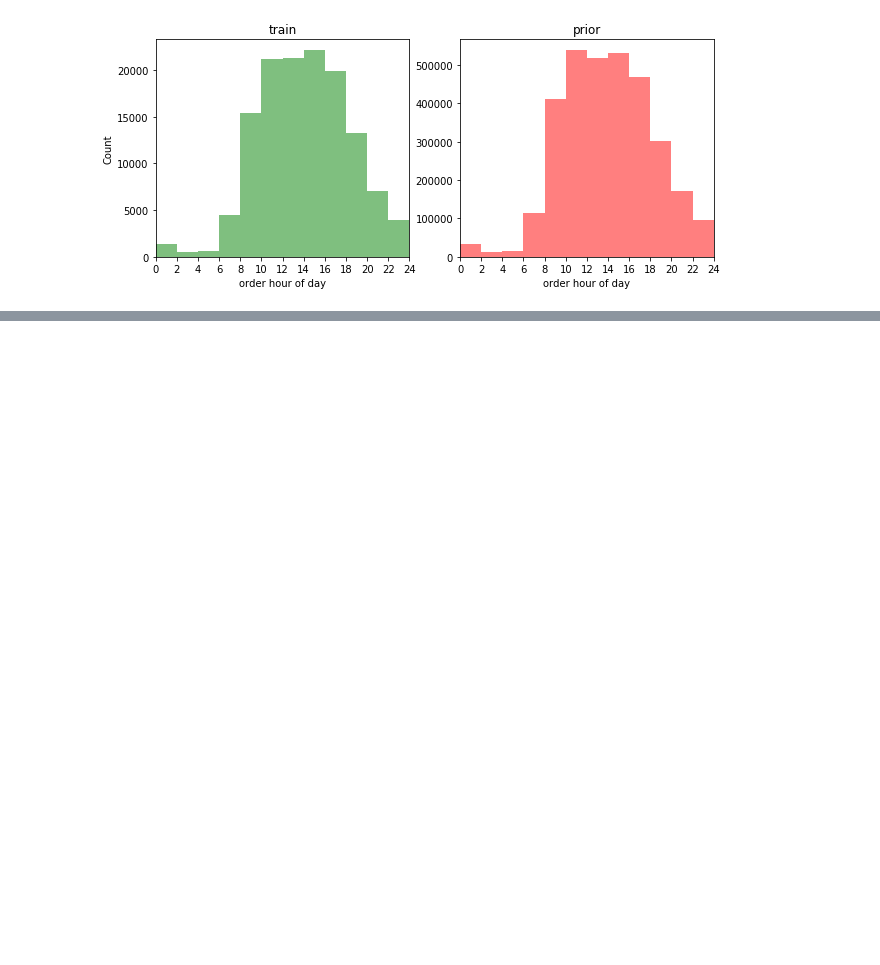
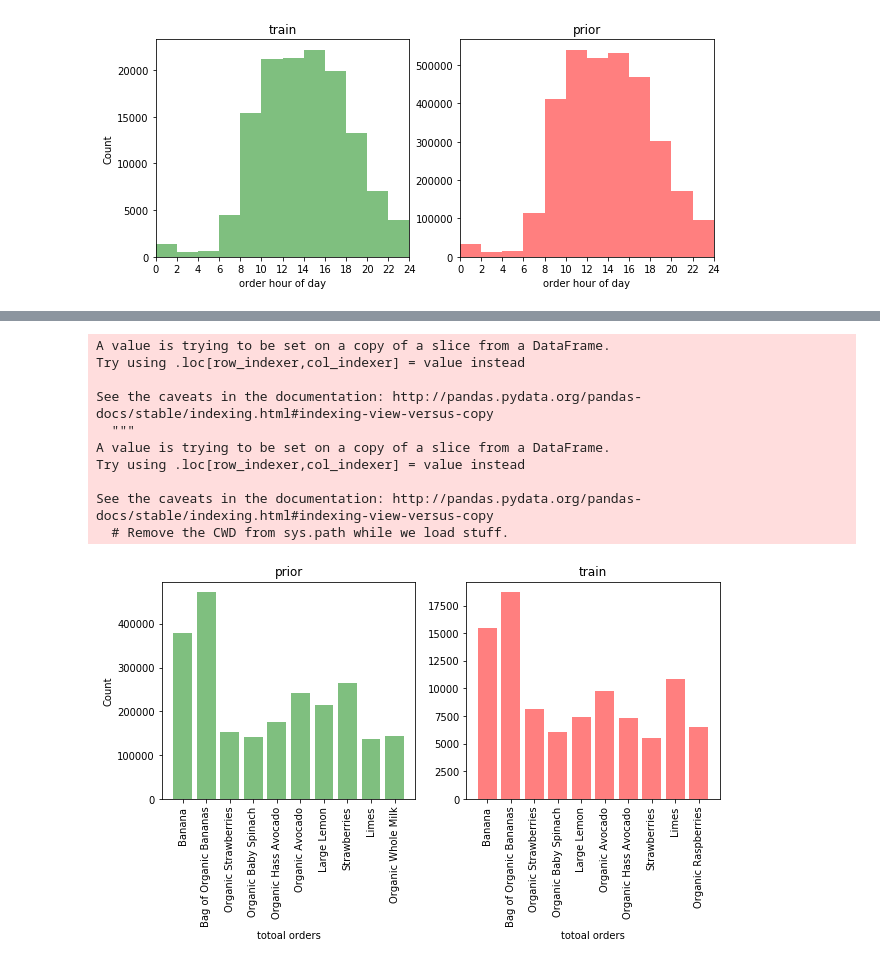
Before and after one commit to cfuther/Capstone-Project-1---Instacart, a Jupyter notebook: Data_wrangling_capstone1.ipynb, the cells around one changed output, grey strips where cells are left out. Saved outputs shown, nothing was run; the diff lists cells and outputs as text; code cells hidden in the pictures; blank space fills up the shorter version.

```diff
--- a/Data_wrangling_capstone1.ipynb
+++ b/Data_wrangling_capstone1.ipynb
@@ -199,0 +220,4 @@ plt.show()
+# %%
+#check order information
+df_pr = pd.read_csv('C:/DS/Springboard/1st_capstone_project/order_products__prior/order_products__prior.csv')
+df_pr.info()
@@ -199,0 +234,3 @@ plt.show()
+# %%
+df_tr = pd.read_csv('C:/DS/Springboard/1st_capstone_project/order_products__train/order_products__train.csv')
+df_tr.info()
@@ -199,0 +247,4 @@ plt.show()
+# %%
+#read in product information
+products = pd.read_csv('C:/DS/Springboard/1st_capstone_project/products/products.csv')
+products.info()
@@ -199,0 +261,42 @@ plt.show()
+# %%
+#check what products are ordered the most
+product_count_pr = df_pr.groupby('product_id')['order_id'].count().reset_index(name="count").sort_values('count',ascending=False)
+product_count_pr10 = product_count_pr.iloc[0:10,:]
+product_pr10 = [products[products['product_id']==prod]['product_name'].iloc[0] for prod in product_count_pr10['product_id']]
+product_count_pr10['product_name'] = product_pr10
+
+product_count_tr = df_tr.groupby('product_id')['order_id'].count().reset_index(name="count").sort_values('count',ascending=False)
+product_count_tr10 = product_count_tr.iloc[0:10,:]
+product_tr10 = [products[products['product_id']==prod]['product_name'].iloc[0] for prod in product_count_tr10['product_id']]
+product_count_tr10['product_name'] = product_tr10
+
+fig = plt.figure(figsize=(10,4))
+a = fig.add_subplot(121)
+
+plt.bar(product_count_pr10['product_name'],product_count_pr10['count'],facecolor='g',alpha=0.5)
+a.set_title('prior')
+a.set_xlabel('totoal orders')
+labels = product_count_pr10['product_name']
+a.set_xticklabels(labels, rotation=90)
+a.set_ylabel('Count')
+
+b = fig.add_subplot(122)
+plt.bar(product_count_tr10['product_name'],product_count_tr10['count'],facecolor='r',alpha=0.5)
+b.set_title('train')
+labels = product_count_tr10['product_name']
+b.set_xticklabels(labels,rotation=90)
+b.set_xlabel('totoal orders')
+
+plt.show()
+# %% [output]
+A value is trying to be set on a copy of a slice from a DataFrame.
+Try using .loc[row_indexer,col_indexer] = value instead
+
+See the caveats in the documentation: http://pandas.pydata.org/pandas-docs/stable/indexing.html#indexing-view-versus-copy
+  """
+A value is trying to be set on a copy of a slice from a DataFrame.
+Try using .loc[row_indexer,col_indexer] = value instead
+
+See the caveats in the documentation: http://pandas.pydata.org/pandas-docs/stable/indexing.html#indexing-view-versus-copy
+  # Remove the CWD from sys.path while we load stuff.
+[figure, added]
```
Also changed, not shown: parts of 6 cells of this notebook.
